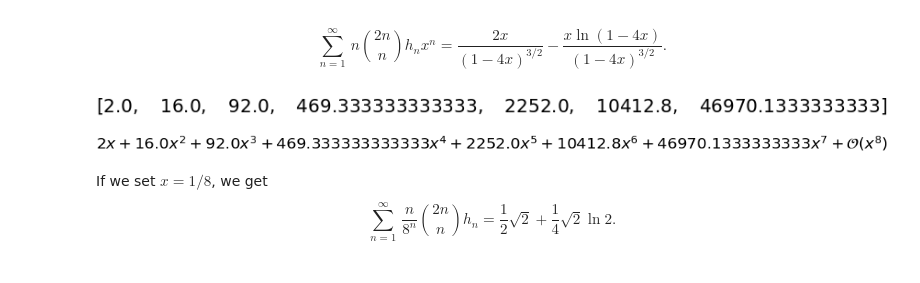
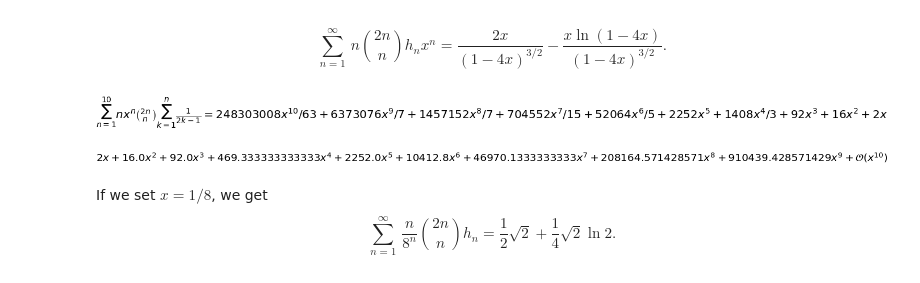
Before and after one commit to mameli/Analysis_and_Design_of_Algorithms, a Jupyter notebook: Chen21/chen.ipynb, the cells around one changed output. Drawn from its saved outputs; the diff is of its cells as text; code cells hidden in the pictures.

```diff
--- a/Chen21/chen.ipynb
+++ b/Chen21/chen.ipynb
@@ -468,15 +461,16 @@ plt.show()
 # %% [markdown]
 $$\sum_{n=1}^\infty\,n{2n \choose n}h_nx^n = \frac{2x}{(1-4x)^{3/2}} - \frac{x\ln(1-4x)}{(1-4x)^{3/2}}.$$
 # %%
-s8 = Lambda([n], n*binomial(2*n,n)*h_n(n))
+s8 = Sum(n*binomial(2*n,n)*h_n(n)*x**n, (n, 1, k))
 s8_expr = Lambda([n], 2*x/(1-4*x)**(3./2) - x*ln(1-4*x)/(1-4*x)**(3./2))
-[(s8(i).evalf()) for i in range(1, 8)]
+expanded = s8.subs({k:10})
+Eq(expanded, expanded.doit())
 # %% [output]
-[figure, old version]
+[figure, new version]
 # %%
-series(s8_expr(x), x, n=8)
+series(s8_expr(x), x, n=10)
 # %% [output]
-[figure, old version]
+[figure, new version]
 # %% [markdown]
 If we set $x = 1/8$, we get
 $$\sum_{n=1}^\infty\,\frac{n}{8^n}{2n \choose n}h_n = \frac{1}{2}\sqrt{2} +\frac{1}{4}\sqrt{2} \ln 2.$$
```
Also changed, not shown: parts of 17 cells of this notebook.
